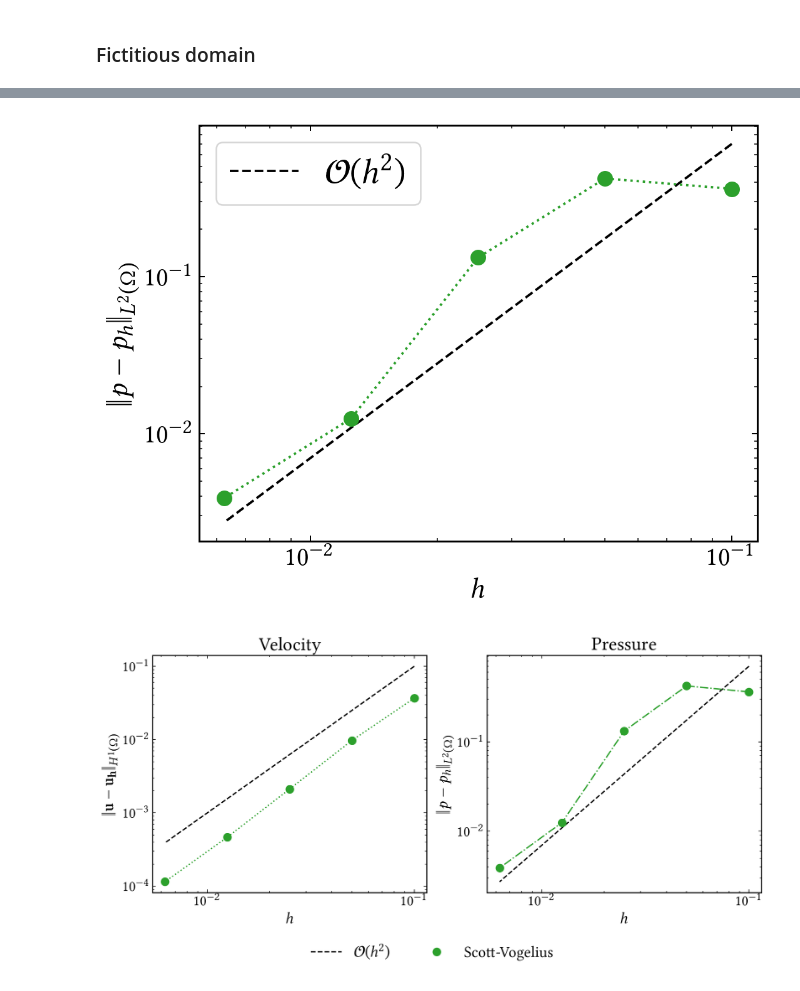
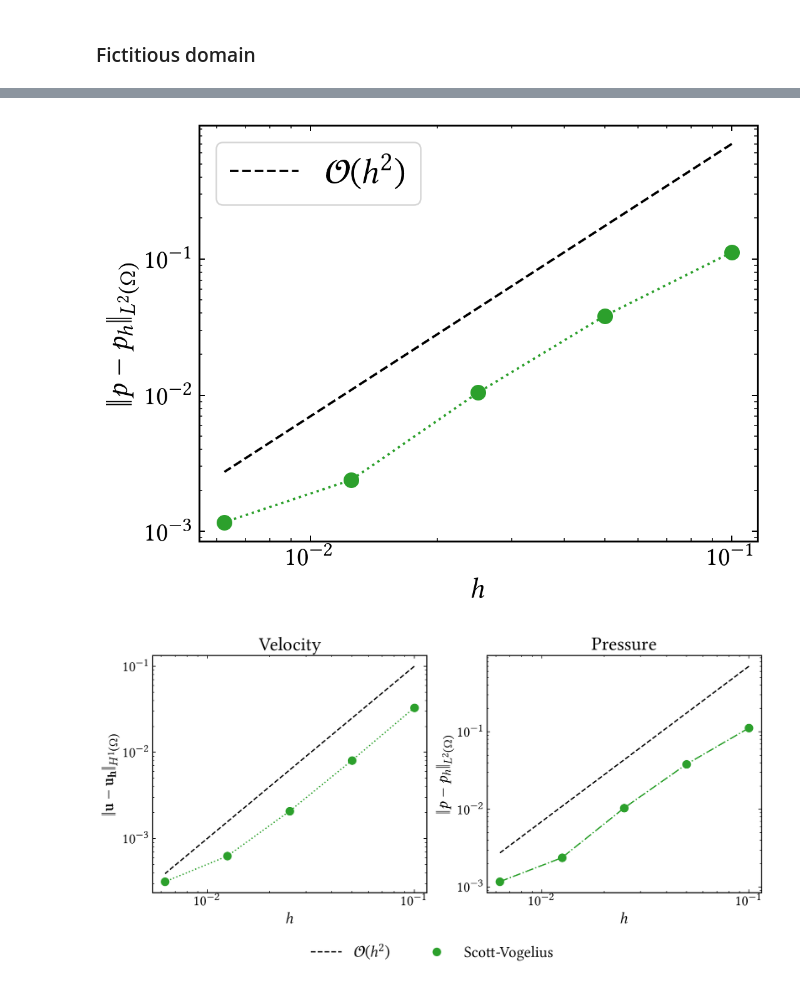
Before and after one commit to CutFEM/CutFEM-Library, a Jupyter notebook: notebook/stokes/stokes.ipynb, the cells around one changed output, grey strips where cells are left out. Drawn from its saved outputs; the diff is of its cells as text; code cells hidden in the pictures.

```diff
--- a/notebook/stokes/stokes.ipynb
+++ b/notebook/stokes/stokes.ipynb
@@ -221,11 +223,18 @@ L2_err_p_sv = [0.3623985864412905, 0.4216216733470723, 0.1322983980080292, 0.012
 H1_err_u_sv = [0.03673772343094415, 0.009741515380024879, 0.002117048273256434, 0.0004667583521458001, 0.0001151919971438193]
 pwise_div_sv = [2.894262607355813e-11, 4.78626027700102e-11, 2.460029957518373e-10, 1.027515850182681e-09, 1.728025722513848e-09]
 
-# # Scott-Vogelius (Clough-Tocher refinement) (boundary_penalty = 4e3, tau_u = 1, tau_p = 1, patch macro stabilization) using hreg
-# L2_err_u_sv = [0.0004290858649057809, 6.851306935477972e-05, 2.30280571392748e-05, 1.116030679875416e-05, 5.567719890973323e-06]
-# L2_err_p_sv = [0.1139277601231391, 0.05965584153439007, 0.01428950045487486, 0.002154022124261916, 0.0008543861335518827]
-# H1_err_u_sv = [0.03048328689055679, 0.007373134885271177, 0.001887927409237971, 0.0005561129933866025, 0.0002746246328681146]
-# pwise_div_sv = [5.289102489314246e-13, 1.179722985966691e-11, 5.358202770366916e-11, 1.95916172174293e-10, 8.231992865148641e-10]
+
+# Scott-Vogelius (Clough-Tocher refinement) (boundary_penalty = 4e3, tau_u = 1, tau_p = 1, patch macro stabilization) using hreg
+L2_err_u_sv = [0.0003910101584684988, 6.411022921232773e-05, 2.295132519456149e-05, 1.115947368745444e-05, 5.567678871792887e-06]
+L2_err_p_sv = [0.1124469221028098, 0.03714325462838042, 0.0094109593113606, 0.001934851676297811, 0.0008014167289950667]
+H1_err_u_sv = [0.0329041153325661, 0.008132563286355756, 0.002078098783353472, 0.0006028238423440615, 0.000281081190725163]
+pwise_div_sv = [5.711958683818352e-13, 5.761825044858782e-11, 1.504628643900219e-10, 8.410366847400041e-11, 8.159652953310115e-10]
+
+# lambda=4000, using 2*Eps instead of grad
+L2_err_u_sv = [0.0004075950999796927, 7.186262499911909e-05, 3.151333389890963e-05, 1.580835211851659e-05, 7.929872992855753e-06]
+L2_err_p_sv = [0.1120174604762924, 0.03831362473476036, 0.01046174977386037, 0.002385061580071323, 0.001168632714401623]
+H1_err_u_sv = [0.03299950278067835, 0.008074835587810355, 0.002080712420667377, 0.0006250581030173309, 0.0003148938340356873]
+pwise_div_sv = [1.360356272073204e-12, 1.19973475598556e-12, 1.908703750608254e-11, 1.189647269583816e-10, 2.647414509837631e-10]
 
 
 # Taylor-Hood (Clough-Tocher refinement)
@@ -243,14 +252,14 @@ err_div_th = [3.012506199615393, 0.6099043528684365, 0.03047208367704179, 0.0025
 h_reg = [0.1, 0.05, 0.025, 0.0125, 0.00625]
 #N_reg =
 
-h_ct = [0.05773502691896258, 0.02886751345948129, 0.01443375672974065, 0.007216878364870323, 0.003608439182435161]
+h = [0.05773502691896258, 0.02886751345948129, 0.01443375672974065, 0.007216878364870323, 0.003608439182435161]
 
-h_ct = h_reg
+h = h_reg
 N_ct = [600, 2400, 9600, 38400, 153600]
 
 
-plt.loglog(h_ct, 1e1*np.power(h_ct, 2), label=r"$\mathcal{O}(h^2)$", linestyle="--", color="black")
-plt.loglog(h_ct, H1_err_u_sv, linestyle=":",  marker='o', markersize=9, color="C2")
+plt.loglog(h, 1e1*np.power(h, 2), label=r"$\mathcal{O}(h^2)$", linestyle="--", color="black")
+plt.loglog(h, H1_err_u_sv, linestyle=":",  marker='o', markersize=9, color="C2")
 plt.xlabel(r"$h$", fontsize=18)
 plt.tick_params(axis='both', which='major', labelsize=17)
 plt.ylabel(r"$\|\mathbf{u}-\mathbf{u_h}\|_{H^1(\Omega)}$", fontsize=18)
@@ -258,8 +267,8 @@ plt.legend(fontsize=22)
 #plt.savefig("velocity_error_lambda5e4.pdf")
 plt.show()
 
-plt.loglog(h_ct, 7.e1*np.power(h_ct, 2), label=r"$\mathcal{O}(h^2)$", linestyle="--", color="black")
-plt.loglog(h_ct, L2_err_p_sv, linestyle=":",  marker='o', markersize=9, color="C2")
+plt.loglog(h, 7.e1*np.power(h, 2), label=r"$\mathcal{O}(h^2)$", linestyle="--", color="black")
+plt.loglog(h, L2_err_p_sv, linestyle=":",  marker='o', markersize=9, color="C2")
 plt.xlabel(r"$h$", fontsize=18)
 plt.tick_params(axis='both', which='major', labelsize=17)
 plt.ylabel(r"$\|p-p_h\|_{L^2(\Omega)}$", fontsize=18)
@@ -269,18 +278,18 @@ plt.show()
 
 
 fig, (ax1, ax2) = plt.subplots(1, 2, figsize=(11, 5))
-#ax1.loglog(h_ct, 7.e-2*np.power(h_ct, 2), linestyle="--", color="black")
-#ax1.loglog(h_ct, 2e1*np.power(h_ct, 3), label=r"$\mathcal{O}(h^{3})$", linestyle="-", color="black")
-ax1.loglog(h_ct, 1e1*np.power(h_ct, 2), linestyle="--", color="black")
-ax2.loglog(h_ct, 7.e1*np.power(h_ct, 2), label=r"$\mathcal{O}(h^{2})$", linestyle="--", color="black")
+#ax1.loglog(h, 7.e-2*np.power(h, 2), linestyle="--", color="black")
+#ax1.loglog(h, 2e1*np.power(h, 3), label=r"$\mathcal{O}(h^{3})$", linestyle="-", color="black")
+ax1.loglog(h, 1e1*np.power(h, 2), linestyle="--", color="black")
+ax2.loglog(h, 7.e1*np.power(h, 2), label=r"$\mathcal{O}(h^{2})$", linestyle="--", color="black")
 
-ax1.loglog(h_ct, H1_err_u_sv, linestyle=":",  marker='o', markersize=9, color="C2")
+ax1.loglog(h, H1_err_u_sv, linestyle=":",  marker='o', markersize=9, color="C2")
 ax1.set_xlabel(r"$h$", fontsize=18)
 ax1.tick_params(axis='both', which='major', labelsize=17)
 ax1.set_ylabel(r"$\|\mathbf{u}-\mathbf{u_h}\|_{H^1(\Omega)}$", fontsize=18)
 ax1.set_title(r"Velocity")
 
-ax2.loglog(h_ct, L2_err_p_sv, linestyle="-.",  marker='o', markersize=9, color="C2")
+ax2.loglog(h, L2_err_p_sv, linestyle="-.",  marker='o', markersize=9, color="C2")
 #ax2.loglog([],[], linestyle="None", label=" ")
 ax2.loglog([],[], linestyle="None",  marker='o', markersize=9, color="C2", label=r"Scott-Vogelius")
 #ax2.loglog([],[], linestyle="None",  marker='s', markersize=9, color="C0", label=r"Taylor-Hood")
@@ -301,12 +310,12 @@ plt.show()
 
 # fig, axs = plt.subplots(2, 2, figsize=(12, 9))
 # #! L2 error
-# axs[0,0].loglog(h_ct, 7.e-2*np.power(h_ct, 2), linestyle="--", color="black")
-# axs[0,0].loglog(h_ct, 2e1*np.power(h_ct, 3), label=r"$\mathcal{O}(h^{3})$", linestyle="-", color="black")
-# axs[0,1].loglog(h_ct, 7.e1*np.power(h_ct, 2), label=r"$\mathcal{O}(h^{2})$", linestyle="--", color="black")
+# axs[0,0].loglog(h, 7.e-2*np.power(h, 2), linestyle="--", color="black")
+# axs[0,0].loglog(h, 2e1*np.power(h, 3), label=r"$\mathcal{O}(h^{3})$", linestyle="-", color="black")
+# axs[0,1].loglog(h, 7.e1*np.power(h, 2), label=r"$\mathcal{O}(h^{2})$", linestyle="--", color="black")
 
-# axs[0,0].loglog(h_ct, L2_err_u_sv, linestyle=":",  marker='o', markersize=9, color="C2")
-# axs[0,1].loglog(h_ct, L2_err_p_sv, linestyle="-.",  marker='o', markersize=9, color="C2")
+# axs[0,0].loglog(h, L2_err_u_sv, linestyle=":",  marker='o', markersize=9, color="C2")
+# axs[0,1].loglog(h, L2_err_p_sv, linestyle="-.",  marker='o', markersize=9, color="C2")
 
 # #axs[0,0].loglog(h, err_u, linestyle=":",  marker='s', markersize=9, color="C0")
 # #axs[0,1].loglog(h, err_p, linestyle="-.",  marker='s', markersize=9, color="C0")
@@ -328,15 +337,15 @@ plt.show()
 # axs[0,1].set_ylabel(r"$\|p-p_h\|_{L^2(\Omega)}$", fontsize=18)
 
 # #!
-# axs[1,0].loglog(h_ct, H1_err_u_sv, linestyle=":",  marker='o', markersize=9, color="C2")
+# axs[1,0].loglog(h, H1_err_u_sv, linestyle=":",  marker='o', markersize=9, color="C2")
 # #axs[1,0].loglog(h, err_grad, linestyle=":",  marker='s', markersize=9, color="C0")
-# axs[1,0].loglog(h_ct, 3e1*np.power(h_ct, 2), linestyle="--", color="black")
+# axs[1,0].loglog(h, 3e1*np.power(h, 2), linestyle="--", color="black")
 # axs[1,0].set_xlabel(r"$h$", fontsize=18)
 # axs[1,0].tick_params(axis='both', which='major', labelsize=17)
 # axs[1,0].set_ylabel(r"$\|\mathbf{u}-\mathbf{u_h}\|_{H^1(\Omega)}$")
 # axs[1,0].set_title(r"$H^1(\Omega)$ error")
 
-# axs[1,1].loglog(h_ct, pwise_div_sv, linestyle=":",  marker='o', markersize=9, color="C2")
+# axs[1,1].loglog(h, pwise_div_sv, linestyle=":",  marker='o', markersize=9, color="C2")
 # #axs[1,1].loglog(h, err_div, linestyle=":",  marker='s', markersize=9, color="C0")
 # axs[1,1].set_title(r"Maximal pointwise divergence")
 # axs[1,1].set_xlabel(r"$h$", fontsize=18)
@@ -353,2 +362,2 @@ plt.show()
-[figure, old version]
+[figure, new version]
-[figure, old version]
+[figure, new version]
```
Also changed, not shown: parts of 6 cells of this notebook, 1 other file.
